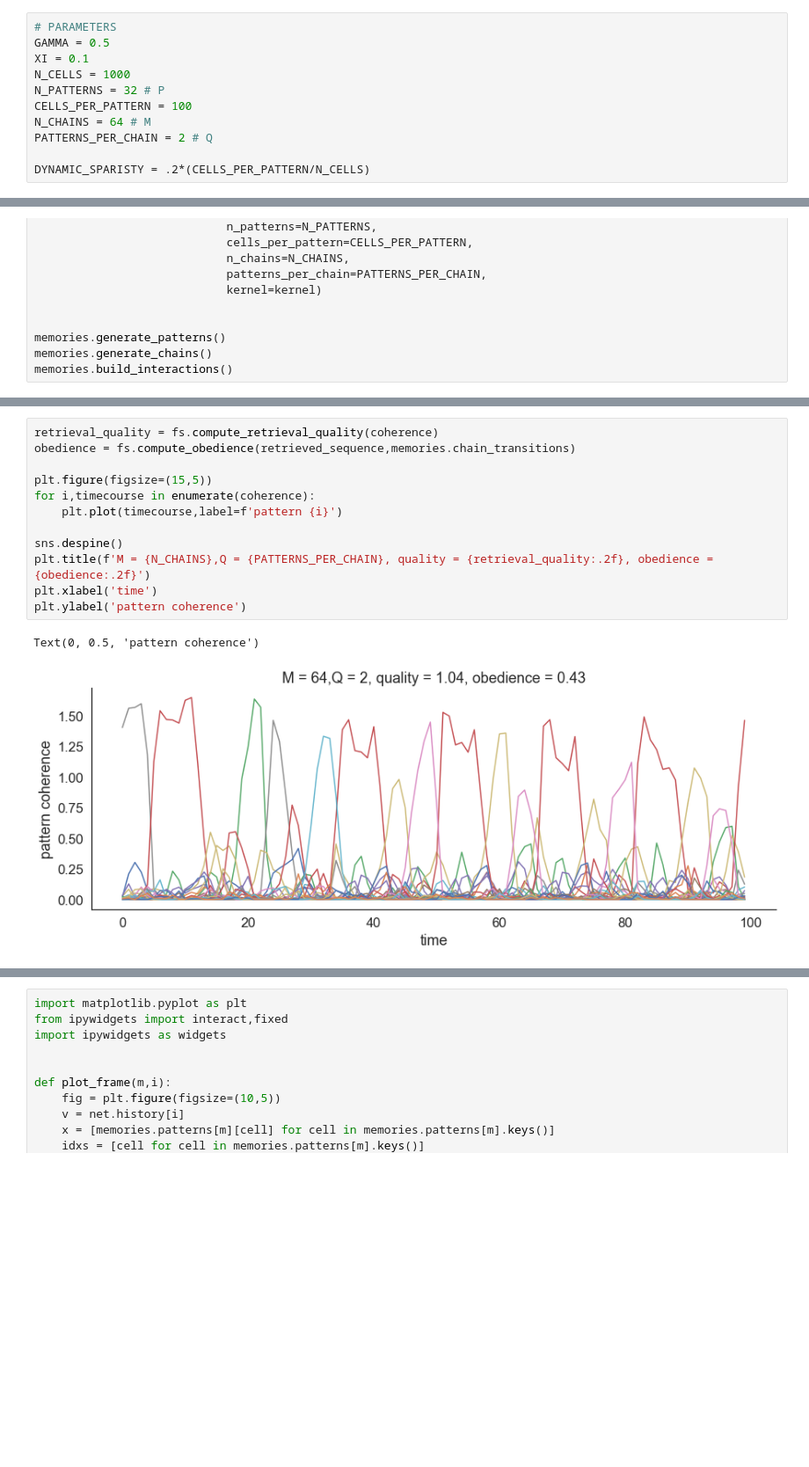
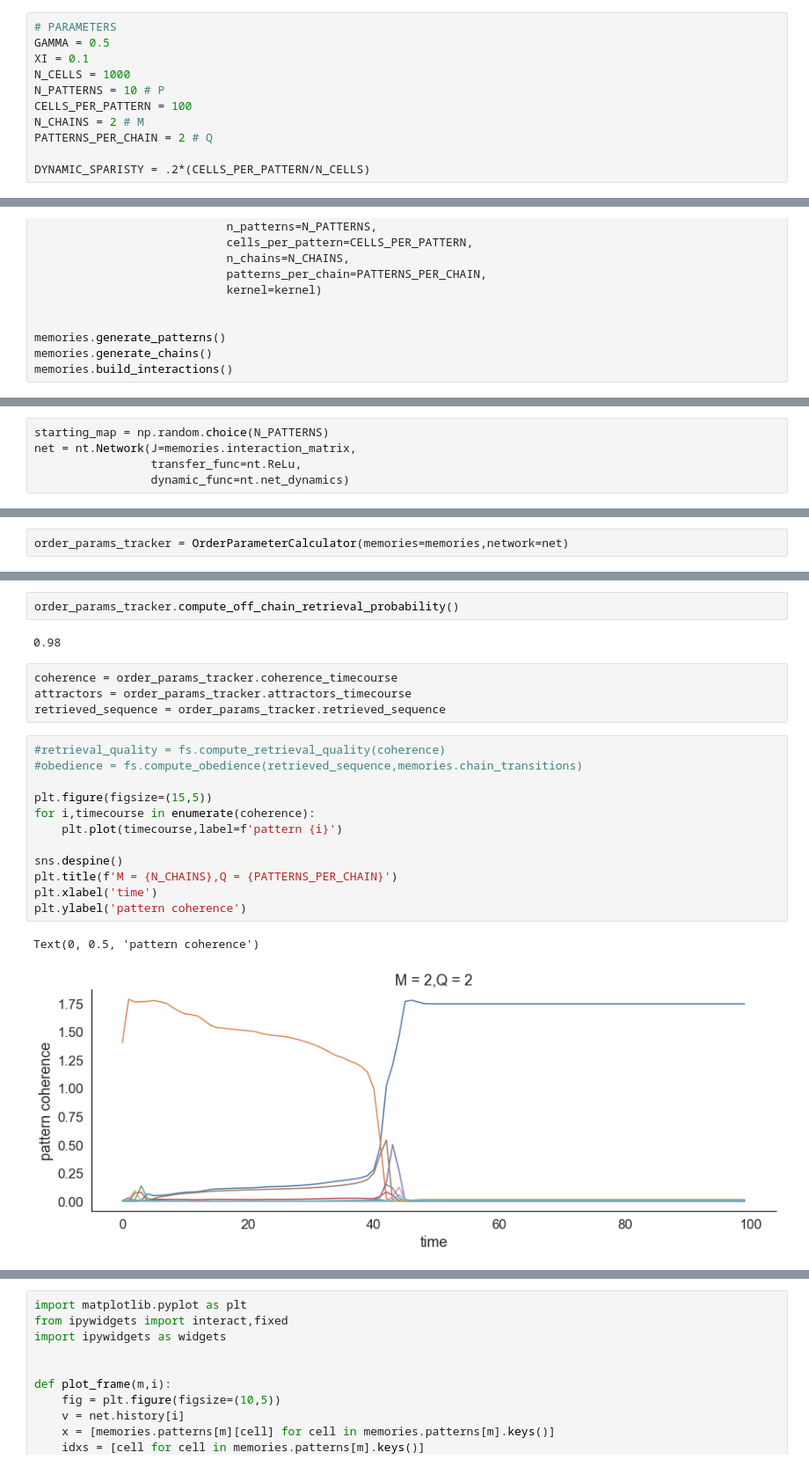
Before and after one commit to davidespalla/compositional_sequences, a Jupyter notebook: notebooks/single_dynamics.ipynb, the cells around one changed output, grey strips where cells are left out. Shown at 88% size. Drawn from its saved outputs; the diff is of its cells as text; blank space fills up the shorter version.

Commit message:
added order parameter calculator

```diff
--- a/notebooks/single_dynamics.ipynb
+++ b/notebooks/single_dynamics.ipynb
@@ -16,9 +17,9 @@ sns.set(style='white',font_scale=1.5)
 GAMMA = 0.5
 XI = 0.1
 N_CELLS = 1000
-N_PATTERNS = 32 # P
+N_PATTERNS = 10 # P
 CELLS_PER_PATTERN = 100
-N_CHAINS = 64 # M
+N_CHAINS = 2 # M
 PATTERNS_PER_CHAIN = 2 # Q
 
 DYNAMIC_SPARISTY = .2*(CELLS_PER_PATTERN/N_CELLS)
@@ -51 +52,6 @@ sns.heatmap(memories.chain_transitions,cmap=plt.cm.Reds)
+# %%
+starting_map = np.random.choice(N_PATTERNS)
+net = nt.Network(J=memories.interaction_matrix,
+                 transfer_func=nt.ReLu,
+                 dynamic_func=nt.net_dynamics)
 # %%
@@ -63,0 +61,2 @@ retrieved_sequence = fs.retrieved_sequence(memories,net.history)
+# %%
+order_params_tracker = OrderParameterCalculator(memories=memories,network=net)
@@ -64,15 +71,23 @@ retrieved_sequence = fs.retrieved_sequence(memories,net.history)
+# %%
+order_params_tracker.compute_off_chain_retrieval_probability()
+# %% [output]
+0.98
+# %%
+coherence = order_params_tracker.coherence_timecourse
+attractors = order_params_tracker.attractors_timecourse
+retrieved_sequence = order_params_tracker.retrieved_sequence
 # %%
-retrieval_quality = fs.compute_retrieval_quality(coherence)
-obedience = fs.compute_obedience(retrieved_sequence,memories.chain_transitions)
+#retrieval_quality = fs.compute_retrieval_quality(coherence)
+#obedience = fs.compute_obedience(retrieved_sequence,memories.chain_transitions)
 
 plt.figure(figsize=(15,5))
 for i,timecourse in enumerate(coherence):
     plt.plot(timecourse,label=f'pattern {i}')
 
 sns.despine()
-plt.title(f'M = {N_CHAINS},Q = {PATTERNS_PER_CHAIN}, quality = {retrieval_quality:.2f}, obedience = {obedience:.2f}')
+plt.title(f'M = {N_CHAINS},Q = {PATTERNS_PER_CHAIN}')
 plt.xlabel('time')
 plt.ylabel('pattern coherence')
 # %% [output]
 Text(0, 0.5, 'pattern coherence')
-[figure, old version]
+[figure, new version]
```
Also changed, not shown: parts of 9 cells of this notebook, 4 other files.
